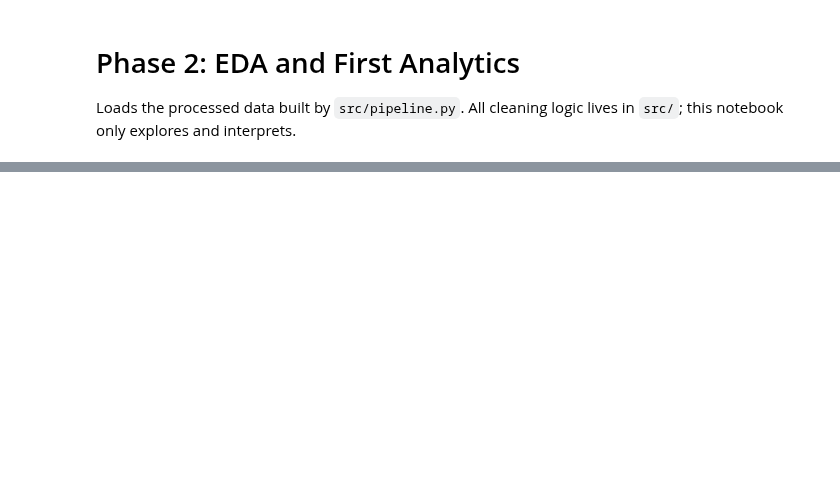
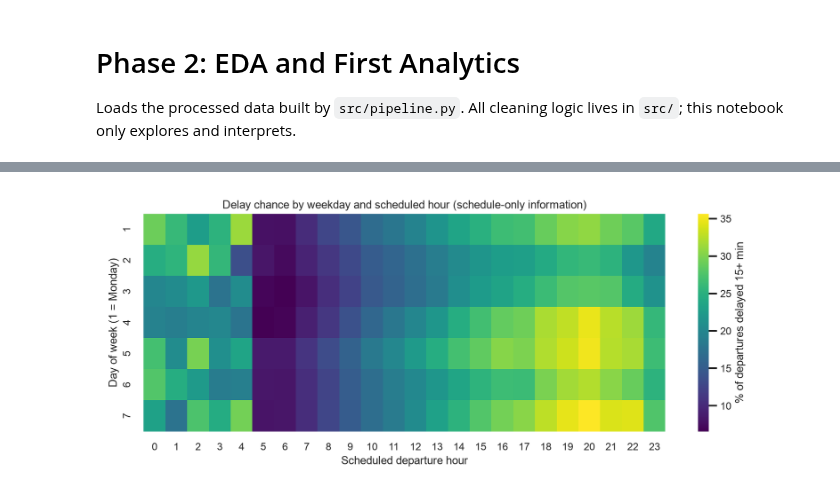
Before and after one commit to lahari-talasila/eas587-project, a Jupyter notebook: notebooks/phase2_analysis.ipynb, the cells around one changed output, grey strips where cells are left out. Saved outputs shown, nothing was run; the diff lists cells and outputs as text; code cells hidden in the pictures; blank space fills up the shorter version.

```diff
--- a/notebooks/phase2_analysis.ipynb
+++ b/notebooks/phase2_analysis.ipynb
@@ -59,0 +161,4 @@ an.fig_season_violin(df); Image('../figures/10_season_violin.png')
+# %%
+an.fig_advance_heatmap(df); Image('../figures/12_weekday_hour_heatmap.png')
+# %% [output]
+[figure, added]
```
Also changed, not shown: parts of 24 cells of this notebook.
